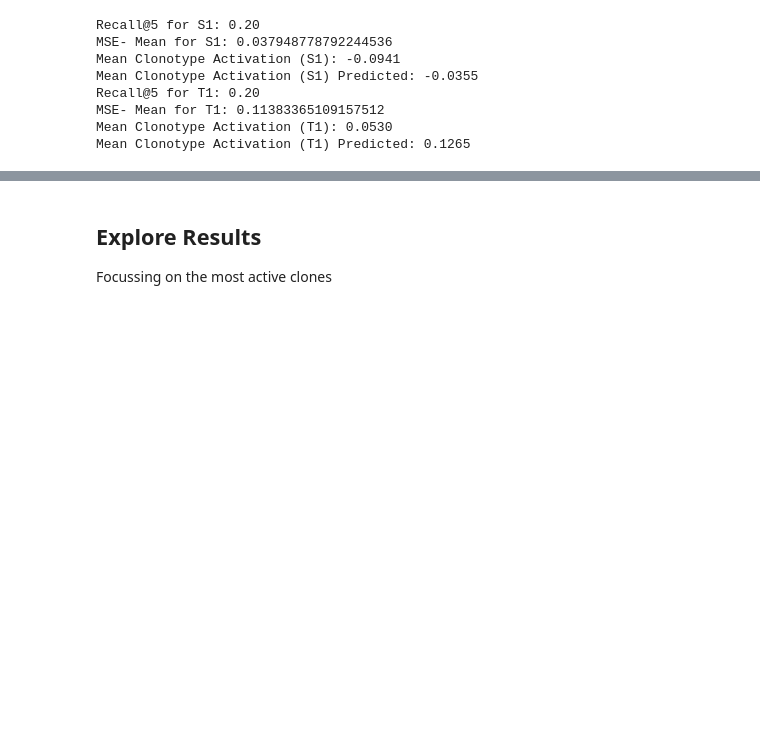
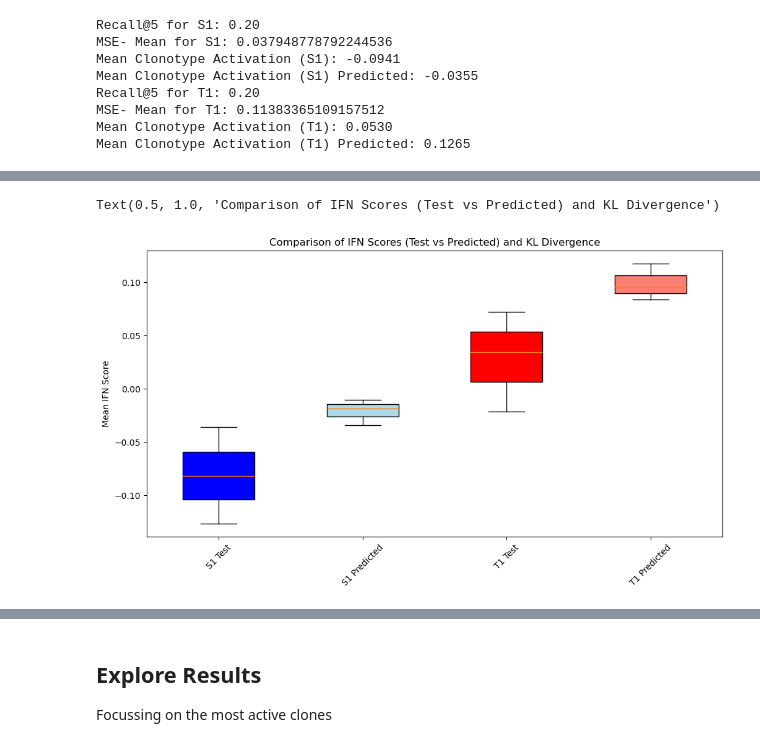
Before and after one commit to SchubertLab/VaccineSimulator, a Jupyter notebook: notebooks/model_notebooks/pipeline_donor.ipynb, the cells around one changed output, grey strips where cells are left out. Drawn from its saved outputs; the diff is of its cells as text; code cells hidden in the pictures; blank space fills up the shorter version.

```diff
--- a/notebooks/model_notebooks/pipeline_donor.ipynb
+++ b/notebooks/model_notebooks/pipeline_donor.ipynb
@@ -453,0 +742,24 @@ Mean Clonotype Activation (T1) Predicted: 0.1265
+# %%
+# Creating a box plot for IFN Scores (Test & Predicted) and KL Divergence
+
+fig, ax1 = plt.subplots(figsize=(12, 6))
+
+# Data for IFN Scores
+data_ifn = [ifn_s1_test, ifn_s1_pred, ifn_t1_test, ifn_t1_pred]
+labels_ifn = ["S1 Test", "S1 Predicted", "T1 Test", "T1 Predicted"]
+
+# Creating box plots
+box1 = ax1.boxplot(data_ifn, patch_artist=True, positions=np.arange(len(data_ifn)), widths=0.5)
+
+# Setting colors for IFN box plots
+colors_ifn = ["blue", "lightblue", "red", "salmon"]
+for patch, color in zip(box1['boxes'], colors_ifn):
+    patch.set_facecolor(color)
+
+ax1.set_xticks(np.arange(len(data_ifn)))
+ax1.set_xticklabels(labels_ifn, rotation=45)
+ax1.set_ylabel("Mean IFN Score")
+ax1.set_title("Comparison of IFN Scores (Test vs Predicted) and KL Divergence")
+# %% [output]
+Text(0.5, 1.0, 'Comparison of IFN Scores (Test vs Predicted) and KL Divergence')
+[figure, added]
```
Also changed, not shown: parts of 13 cells of this notebook, 3 other files.
